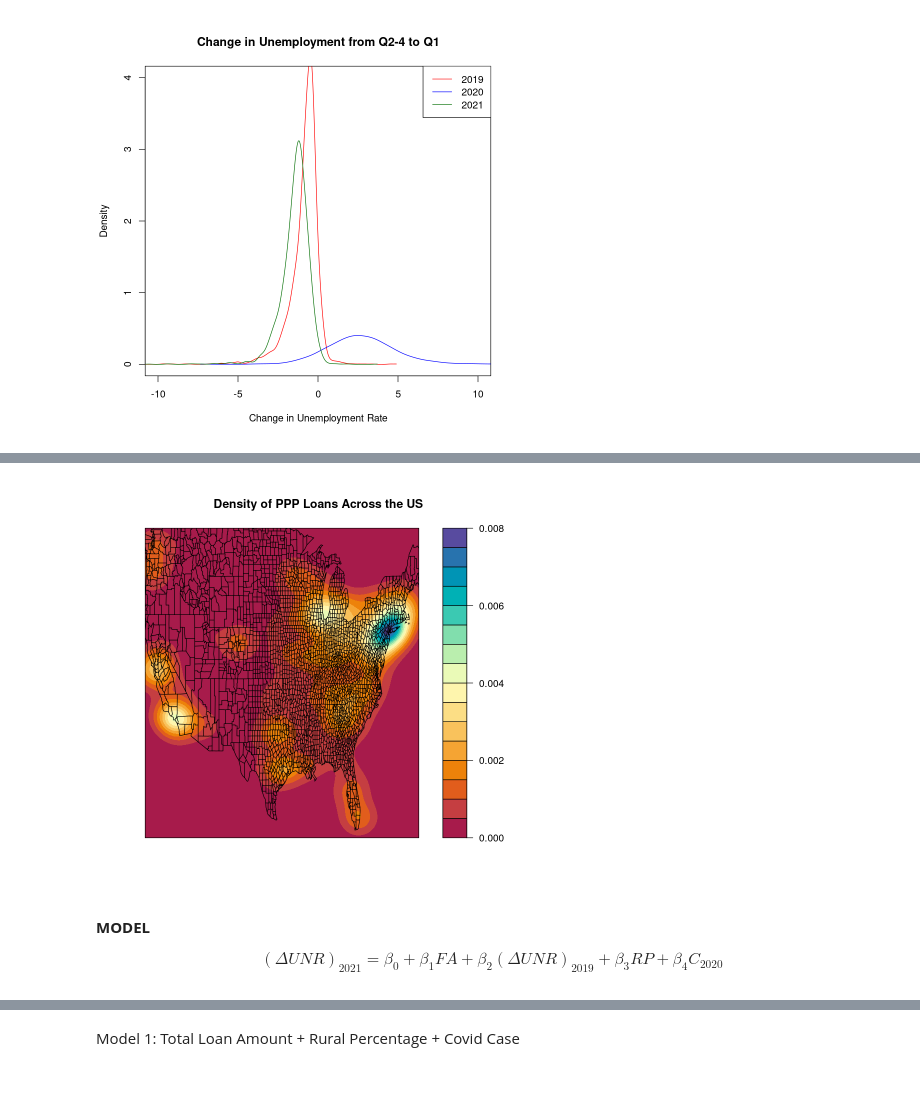
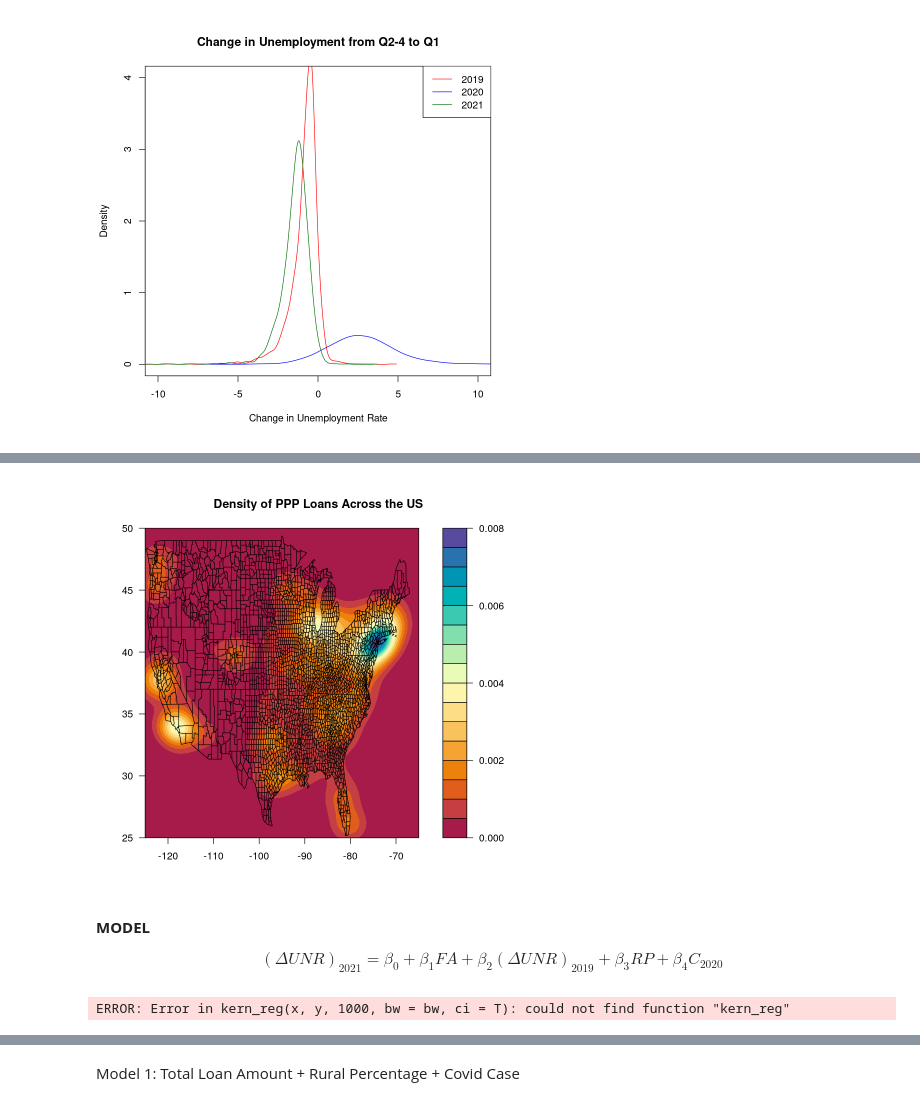
Before and after one commit to ABeeShake/Stats202A-Project, a Jupyter notebook: visualizations.ipynb, the cells around one changed output, grey strips where cells are left out. Saved outputs shown, nothing was run; the diff lists cells and outputs as text; code cells hidden in the pictures.

```diff
--- a/visualizations.ipynb
+++ b/visualizations.ipynb
@@ -321,33 +344,6 @@ title("Change in Unemployment from Q2-4 to Q1")
 mapping <- read.csv("./mapping_data.csv", header = T) %>%
 filter(!(BorrowerState %in% c('HI','PR','AK','AS','GU','VI'))) %>%
 dplyr::select(lat,long)
-# %%
-system("R CMD SHLIB ./C_files/kde2d.c")
-
-dyn.load("./C_files/kde2d.so")
-
-kde2d <- function(x,y,m){
-
-    x <- as.double(x)
-    y <- as.double(y)
-
-    n <- as.integer(length(x))
-    m <- as.integer(m)
-
-    g_x <- seq(min(x),max(x),length.out = m)
-    g_y <- seq(min(y),max(y),length.out = m)
-
-    bw <- sqrt(.25*(1.06 * min(sd(x),IQR(x)) * n^(-1/5))^2 +
-             .25*(1.06 * min(sd(y),IQR(y)) * n^(-1/5))^2) %>%
-             as.double()
-
-    res <- double(m)
-
-    a <- .C("kde2d",x=x,y=y,n=n,m=m,g_x=g_x,g_y=g_y,bw=bw,res=res)
-
-    return(a)
-
-}
 # %%
 lat <- mapping$lat
 long <- -1 * abs(mapping$long)
@@ -356,4 +352,5 @@ xy <- as.points(long,lat)
 
 m <- 1000
 
-k <- MASS::kde2d(long, lat, n = m)
+k <- MASS::kde2d(long, lat, n = m,
+                lims = c(c(-125,-65), c(25,50)))
@@ -365,12 +365,17 @@ contour(k, add = T, col = hcl.colors(10,'spectral'))
 # %%
 filled.contour(k,
 plot.axes = {
+    axis(1)
+    axis(2)
     map('county','.', add=T)
 },
-col = hcl.colors(16,'spectral'))
+col = hcl.colors(16,'spectral'),
+xlim = c(-125,-65),
+ylim = c(25,50),
+)
 title("Density of PPP Loans Across the US")
 # %% [output]
-[figure, old version]
+[figure, new version]
 # %% [markdown]
 **MODEL**
 
@@ -398,0 +408,10 @@ county_data %>% write.csv("county_data_final.csv")
+# %%
+x <- county_data$Forgiven_loan_bil
+
+y <- county_data$unr_change2020
+
+bw <- 7*sqrt(.25*bw.nrd(x)^2 + .25*bw.nrd(y)^2)
+
+z <- kern_reg(x,y,1000,bw=bw,ci=T)
+# %% [output]
+ERROR: Error in kern_reg(x, y, 1000, bw = bw, ci = T): could not find function "kern_reg"
```
Also changed, not shown: parts of 23 cells of this notebook.
